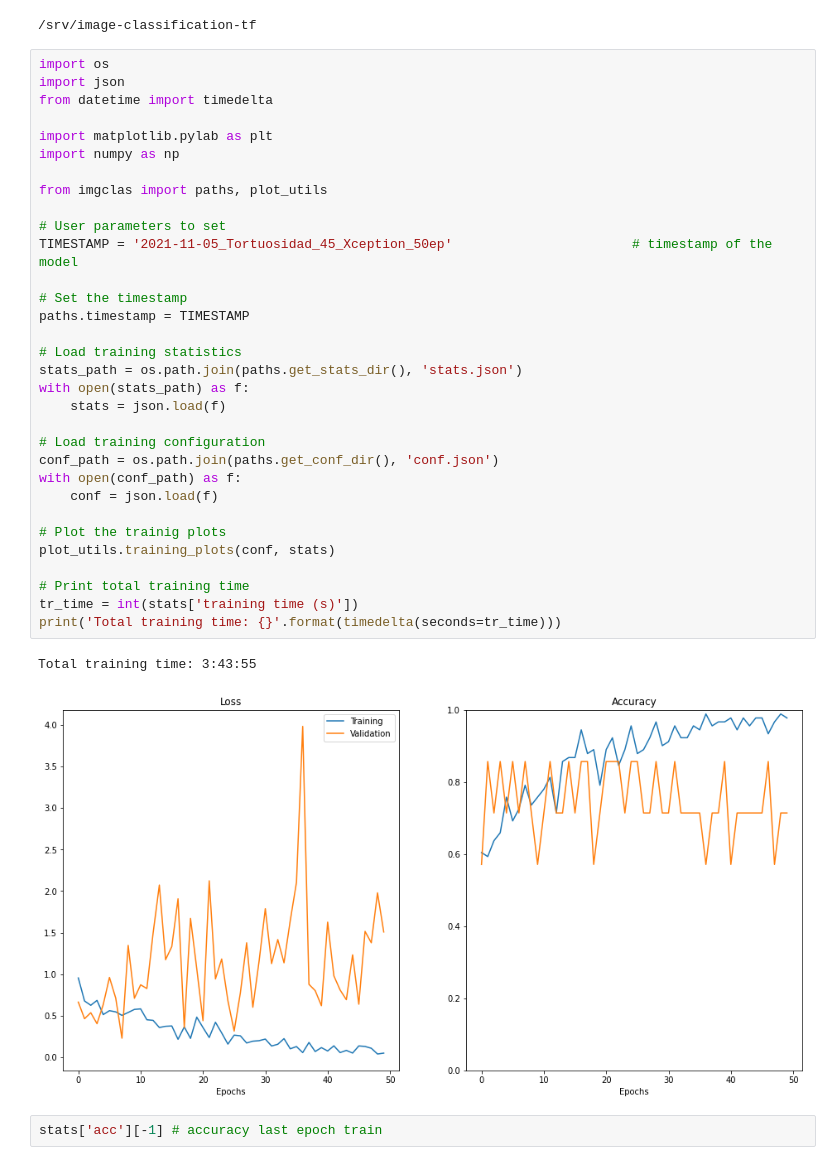
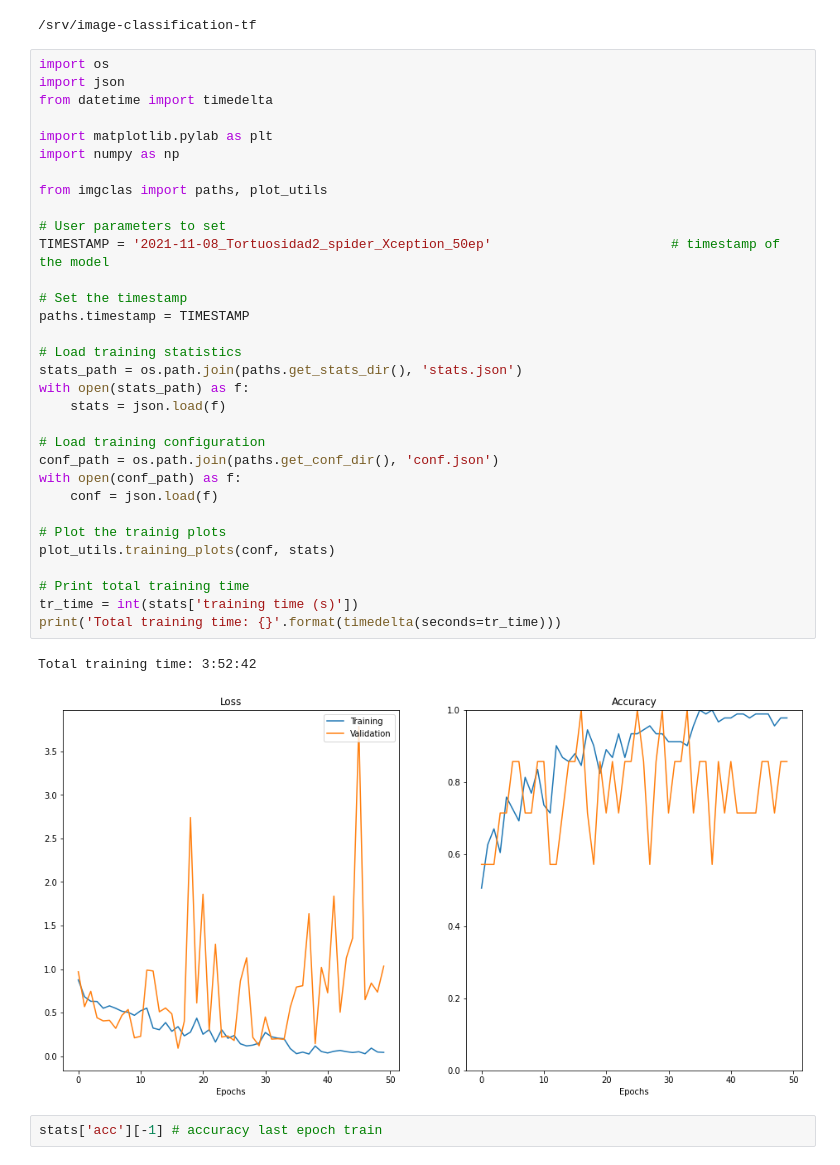
Before and after one commit to MiriamCobo/CoronaryArteries, a Jupyter notebook: notebooks/2.0-Model_training.ipynb, the cells around one changed output. Drawn from its saved outputs; the diff is of its cells as text.

Commit message:
Second training of model spider

```diff
--- a/notebooks/2.0-Model_training.ipynb
+++ b/notebooks/2.0-Model_training.ipynb
@@ -51,36 +51,36 @@ import os
 import json
 from datetime import timedelta
 
 import matplotlib.pylab as plt
 import numpy as np
 
 from imgclas import paths, plot_utils
 
 # User parameters to set
-TIMESTAMP = '2021-11-05_Tortuosidad_45_Xception_50ep'                       # timestamp of the model
+TIMESTAMP = '2021-11-08_Tortuosidad2_spider_Xception_50ep'                       # timestamp of the model
 
 # Set the timestamp
 paths.timestamp = TIMESTAMP
 
 # Load training statistics
 stats_path = os.path.join(paths.get_stats_dir(), 'stats.json')
 with open(stats_path) as f:
     stats = json.load(f)
 
 # Load training configuration
 conf_path = os.path.join(paths.get_conf_dir(), 'conf.json')
 with open(conf_path) as f:
     conf = json.load(f)
 
 # Plot the trainig plots
 plot_utils.training_plots(conf, stats)
 
 # Print total training time
 tr_time = int(stats['training time (s)'])
 print('Total training time: {}'.format(timedelta(seconds=tr_time)))
 # %% [output]
-Total training time: 3:43:55
+Total training time: 3:52:42
-[figure, old version]
+[figure, new version]
 # %%
 stats['acc'][-1] # accuracy last epoch train
 # %% [output]
```
Also changed, not shown: parts of 2 cells of this notebook, 5 other files.
